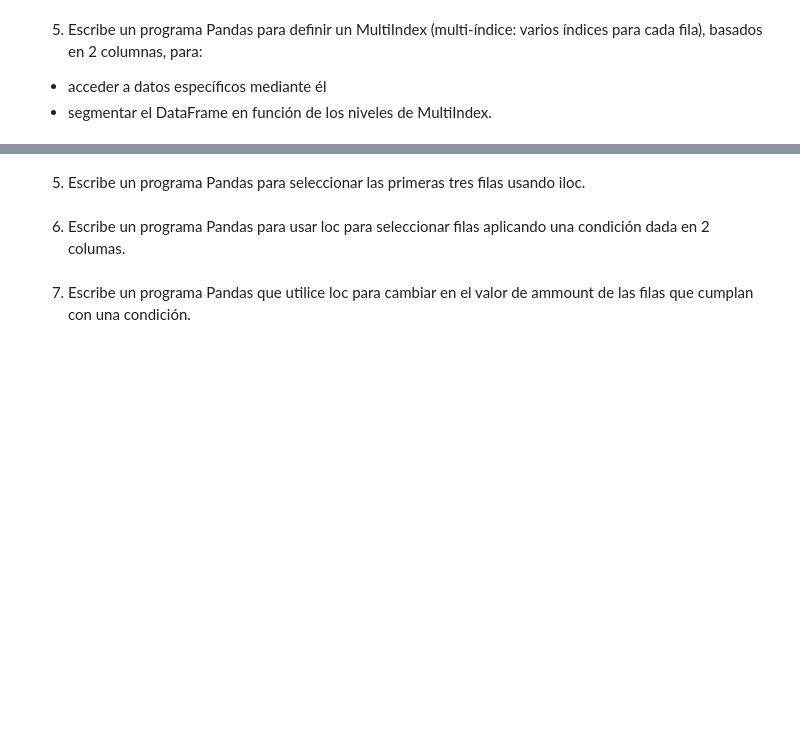
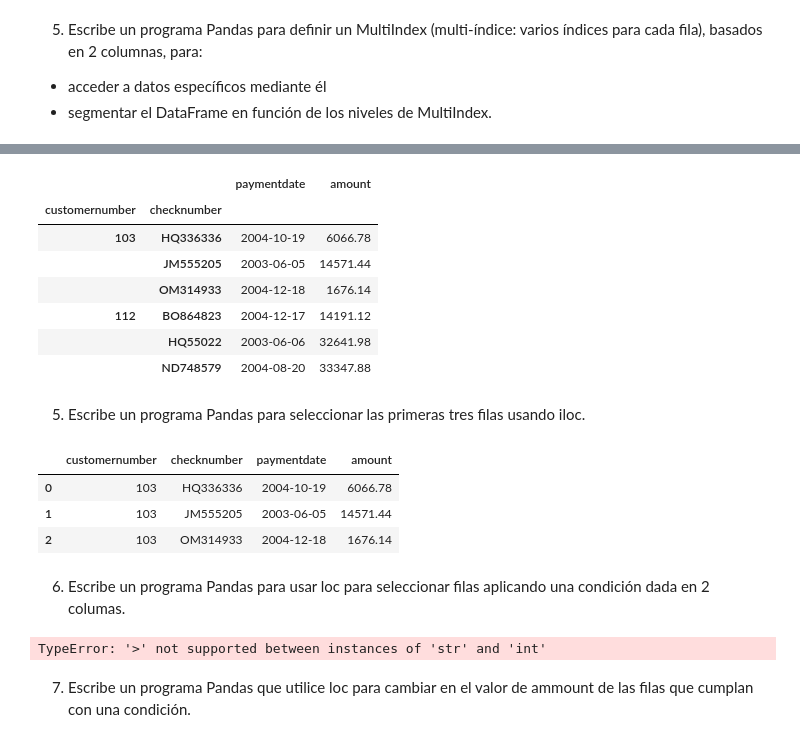
Before and after one commit to mtataytraining2/2_DataScience_Basics, a Jupyter notebook: Pandas/Pandas_dataframe_ejer_1.ipynb, the cells around one changed output, grey strips where cells are left out. Saved outputs shown, nothing was run; the diff lists cells and outputs as text; code cells hidden in the pictures; blank space fills up the shorter version.

```diff
--- a/Pandas/Pandas_dataframe_ejer_1.ipynb
+++ b/Pandas/Pandas_dataframe_ejer_1.ipynb
@@ -198,7 +238,29 @@ df.loc[:,['checknumber','paymentdate']]
+# %%
+df2.loc[103:112,:]
+# %% [output]
+|  |  | paymentdate | amount |
+| customernumber | checknumber |  |  |
+| 103 | HQ336336 | 2004-10-19 | 6066.78 |
+|  | JM555205 | 2003-06-05 | 14571.44 |
+|  | OM314933 | 2004-12-18 | 1676.14 |
+| 112 | BO864823 | 2004-12-17 | 14191.12 |
+|  | HQ55022 | 2003-06-06 | 32641.98 |
+|  | ND748579 | 2004-08-20 | 33347.88 |
 # %% [markdown]
 5. Escribe un programa Pandas para seleccionar las primeras tres filas usando iloc.
+# %%
+df.iloc[:3,:]
+# %% [output]
+|  | customernumber | checknumber | paymentdate | amount |
+| 0 | 103 | HQ336336 | 2004-10-19 | 6066.78 |
+| 1 | 103 | JM555205 | 2003-06-05 | 14571.44 |
+| 2 | 103 | OM314933 | 2004-12-18 | 1676.14 |
 # %% [markdown]
 6. Escribe un programa Pandas para usar loc para seleccionar filas aplicando una condición dada en 2 columas.
+# %%
+df.loc[('amount'>10000),('customernumber'>103)] #ojo con esta estructura, de memoria!
+# %% [output]
+TypeError: '>' not supported between instances of 'str' and 'int'
 # %% [markdown]
 7. Escribe un programa Pandas que utilice loc para cambiar en el valor de ammount de las filas que cumplan con una condición.
 # %% [markdown]
```
Also changed, not shown: parts of 3 cells of this notebook.
